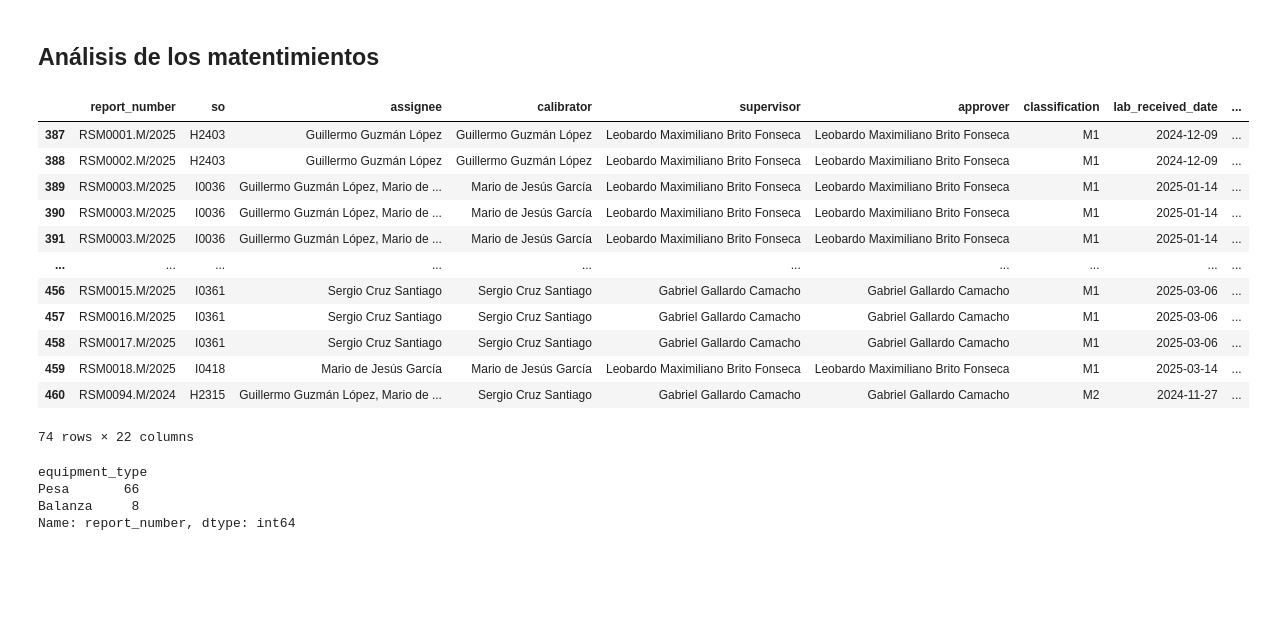
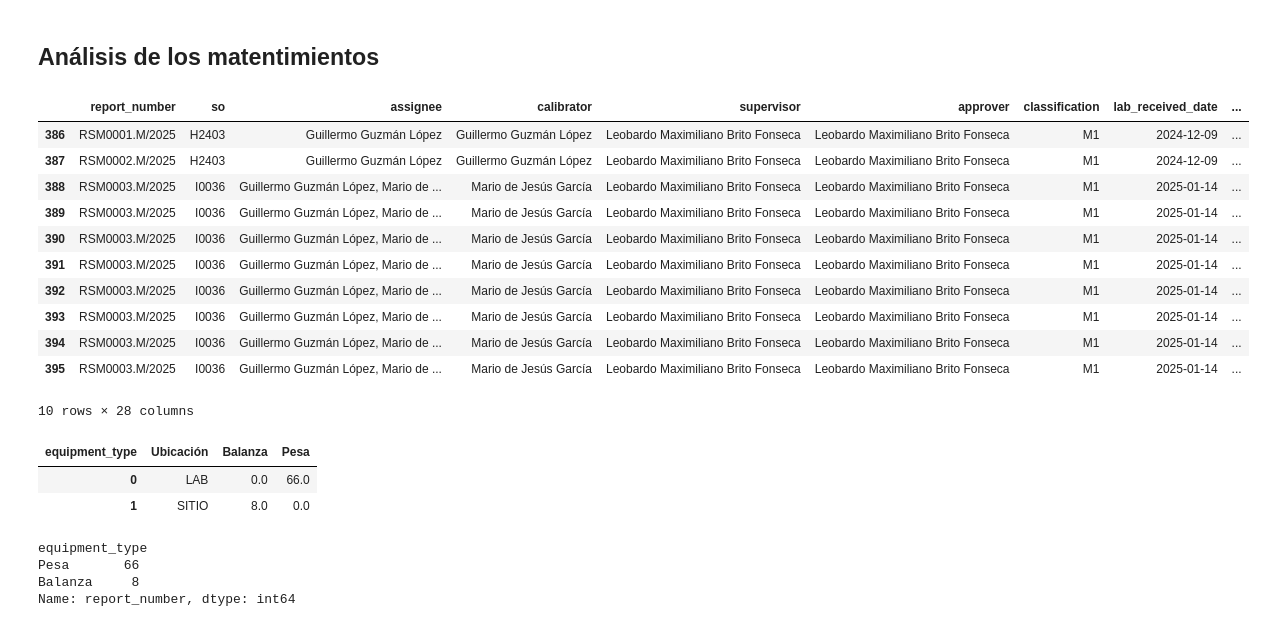
Before and after one commit to MiguelOscar-Insco/data-INSCO-hub, a Jupyter notebook: notebooks/mod_tecnico/lab_masa.ipynb, the cells around one changed output. Cells and saved outputs as stored; diff of their text form; code cells hidden in the pictures; blank space fills up the shorter version.

Commit message:
Cambios en notebooks y actuallización de masa_25.xlsx

```diff
--- a/notebooks/mod_tecnico/lab_masa.ipynb
+++ b/notebooks/mod_tecnico/lab_masa.ipynb
@@ -37,3 +36,8 @@ FileNotFoundError: [Errno 2] No such file or directory: '/home/miguel-oscar/Proj
+# %%
+# Import data
+# Import data from Excel files
+url = "https://raw.githubusercontent.com/MiguelOscar-Insco/data-INSCO-hub/main/data/raw/masa_25.xlsx"
+masa = pd.read_excel(url)
 # %%
 # Resumen estadístico de la tabla
 masa.describe()
@@ -104,3 +130,13 @@ memory usage: 72.2+ KB
+# %%
+# Crear columnas derivadas de la fecha de recepción
+mass['year_received'] = mass['lab_received_date'].dt.year
+mass['month_received'] = mass['lab_received_date'].dt.month
+mass['week_received'] = mass['lab_received_date'].dt.isocalendar().week
+
+# Crear columnas derivadas de la fecha de entrega
+mass['year_delivery'] = mass['delivery_date'].dt.year
+mass['month_delivery'] = mass['delivery_date'].dt.month
+mass['week_delivery'] = mass['delivery_date'].dt.isocalendar().week
 # %% [markdown]
 ### Comparamos la cantidad de calibraciones con los mantenimientos
 # %%
@@ -172,21 +220,41 @@ mass['equipment_type'] = mass['classification'].map(classification_map).fillna('
 # %%
 # Obtenemos los reportes de mantenimiento
 mass_maintenance = mass[mass['report_number'].str.startswith('RSM', na=False)]
-mass_maintenance
+mass_maintenance.head(10)
 # %% [output]
 |  | report_number | so | assignee | calibrator | supervisor | approver | classification | lab_received_date | ... |
-| 387 | RSM0001.M/2025 | H2403 | Guillermo Guzmán López | Guillermo Guzmán López | Leobardo Maximiliano Brito Fonseca | Leobardo Maximiliano Brito Fonseca | M1 | 2024-12-09 | ... |
-| 388 | RSM0002.M/2025 | H2403 | Guillermo Guzmán López | Guillermo Guzmán López | Leobardo Maximiliano Brito Fonseca | Leobardo Maximiliano Brito Fonseca | M1 | 2024-12-09 | ... |
+| 386 | RSM0001.M/2025 | H2403 | Guillermo Guzmán López | Guillermo Guzmán López | Leobardo Maximiliano Brito Fonseca | Leobardo Maximiliano Brito Fonseca | M1 | 2024-12-09 | ... |
+| 387 | RSM0002.M/2025 | H2403 | Guillermo Guzmán López | Guillermo Guzmán López | Leobardo Maximiliano Brito Fonseca | Leobardo Maximiliano Brito Fonseca | M1 | 2024-12-09 | ... |
+| 388 | RSM0003.M/2025 | I0036 | Guillermo Guzmán López, Mario de ... | Mario de Jesús García | Leobardo Maximiliano Brito Fonseca | Leobardo Maximiliano Brito Fonseca | M1 | 2025-01-14 | ... |
 | 389 | RSM0003.M/2025 | I0036 | Guillermo Guzmán López, Mario de ... | Mario de Jesús García | Leobardo Maximiliano Brito Fonseca | Leobardo Maximiliano Brito Fonseca | M1 | 2025-01-14 | ... |
 | 390 | RSM0003.M/2025 | I0036 | Guillermo Guzmán López, Mario de ... | Mario de Jesús García | Leobardo Maximiliano Brito Fonseca | Leobardo Maximiliano Brito Fonseca | M1 | 2025-01-14 | ... |
 | 391 | RSM0003.M/2025 | I0036 | Guillermo Guzmán López, Mario de ... | Mario de Jesús García | Leobardo Maximiliano Brito Fonseca | Leobardo Maximiliano Brito Fonseca | M1 | 2025-01-14 | ... |
-| ... | ... | ... | ... | ... | ... | ... | ... | ... | ... |
-| 456 | RSM0015.M/2025 | I0361 | Sergio Cruz Santiago | Sergio Cruz Santiago | Gabriel Gallardo Camacho | Gabriel Gallardo Camacho | M1 | 2025-03-06 | ... |
-| 457 | RSM0016.M/2025 | I0361 | Sergio Cruz Santiago | Sergio Cruz Santiago | Gabriel Gallardo Camacho | Gabriel Gallardo Camacho | M1 | 2025-03-06 | ... |
-| 458 | RSM0017.M/2025 | I0361 | Sergio Cruz Santiago | Sergio Cruz Santiago | Gabriel Gallardo Camacho | Gabriel Gallardo Camacho | M1 | 2025-03-06 | ... |
-| 459 | RSM0018.M/2025 | I0418 | Mario de Jesús García | Mario de Jesús García | Leobardo Maximiliano Brito Fonseca | Leobardo Maximiliano Brito Fonseca | M1 | 2025-03-14 | ... |
-| 460 | RSM0094.M/2024 | H2315 | Guillermo Guzmán López, Mario de ... | Sergio Cruz Santiago | Gabriel Gallardo Camacho | Gabriel Gallardo Camacho | M2 | 2024-11-27 | ... |
+| 392 | RSM0003.M/2025 | I0036 | Guillermo Guzmán López, Mario de ... | Mario de Jesús García | Leobardo Maximiliano Brito Fonseca | Leobardo Maximiliano Brito Fonseca | M1 | 2025-01-14 | ... |
+| 393 | RSM0003.M/2025 | I0036 | Guillermo Guzmán López, Mario de ... | Mario de Jesús García | Leobardo Maximiliano Brito Fonseca | Leobardo Maximiliano Brito Fonseca | M1 | 2025-01-14 | ... |
+| 394 | RSM0003.M/2025 | I0036 | Guillermo Guzmán López, Mario de ... | Mario de Jesús García | Leobardo Maximiliano Brito Fonseca | Leobardo Maximiliano Brito Fonseca | M1 | 2025-01-14 | ... |
+| 395 | RSM0003.M/2025 | I0036 | Guillermo Guzmán López, Mario de ... | Mario de Jesús García | Leobardo Maximiliano Brito Fonseca | Leobardo Maximiliano Brito Fonseca | M1 | 2025-01-14 | ... |
-74 rows × 22 columns
+10 rows × 28 columns
+# %%
+loc_eq = (mass_maintenance.groupby(['service_location', 'equipment_type'])['report_number']
+          .count()
+          .unstack()
+          .fillna(0)
+          .sort_values('Pesa', ascending=False)
+          .rename(
+            columns={
+                'Pesa': 'Pesa',
+                'Balanza': 'Balanza'
+            }
+)
+        )
+if 'index' not in loc_eq.columns:
+  loc_eq.reset_index(inplace=True)
+  loc_eq.rename(columns={'service_location': 'Ubicación'}, inplace=True)
+loc_eq
+# %% [output]
+| equipment_type | Ubicación | Balanza | Pesa |
+| 0 | LAB | 0.0 | 66.0 |
+| 1 | SITIO | 8.0 | 0.0 |
 # %%
 # Contamos la cantidad de reportes por tipo de equipo
 maintenance_per_type = mass_maintenance.groupby('equipment_type')['report_number'].count().sort_values(ascending=False)
```
Also changed, not shown: parts of 50 cells of this notebook, 3 other files.
